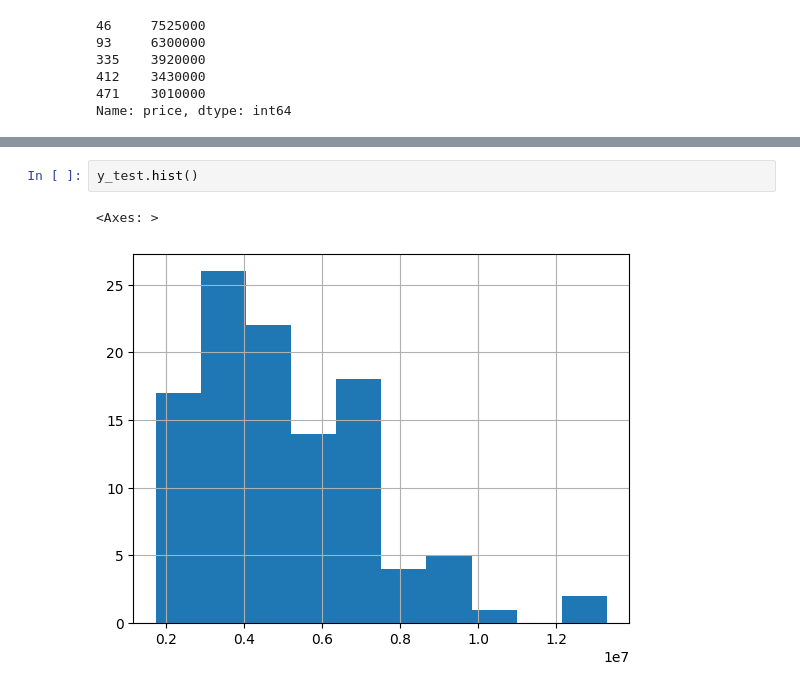
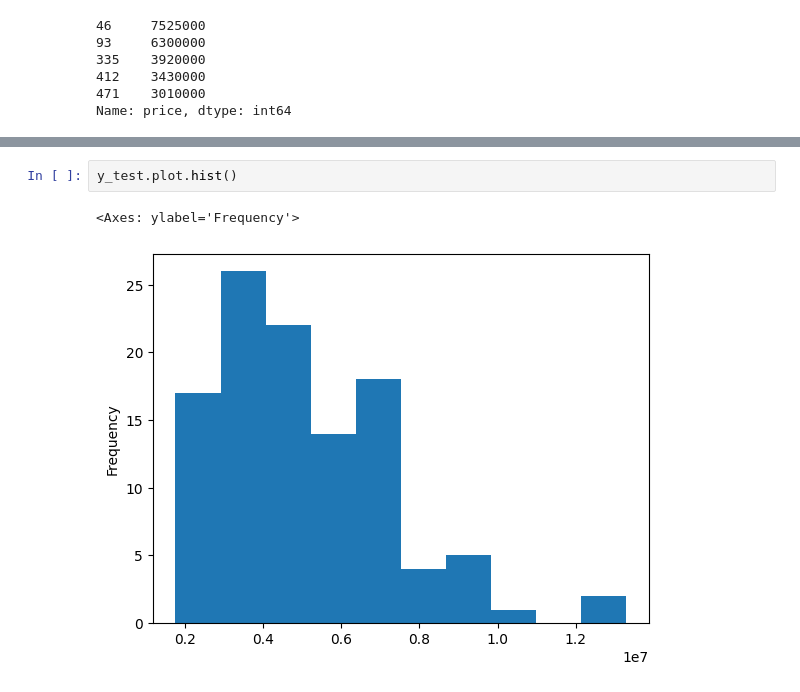
Before and after one commit to juan-c-s/house-price-predictor, a Jupyter notebook: src/house_price_predictor/data_eda/data_fetch.ipynb, the cells around one changed output, grey strips where cells are left out. Cells and saved outputs as stored; diff of their text form.

```diff
--- a/src/house_price_predictor/data_eda/data_fetch.ipynb
+++ b/src/house_price_predictor/data_eda/data_fetch.ipynb
@@ -235,5 +277,5 @@ Name: price, dtype: int64
 # %%
-y_test.hist()
+y_test.plot.hist()
 # %% [output]
-<Axes: >
+<Axes: ylabel='Frequency'>
-[figure, old version]
+[figure, new version]
```
Also changed, not shown: parts of 16 cells of this notebook, 7 other files.
